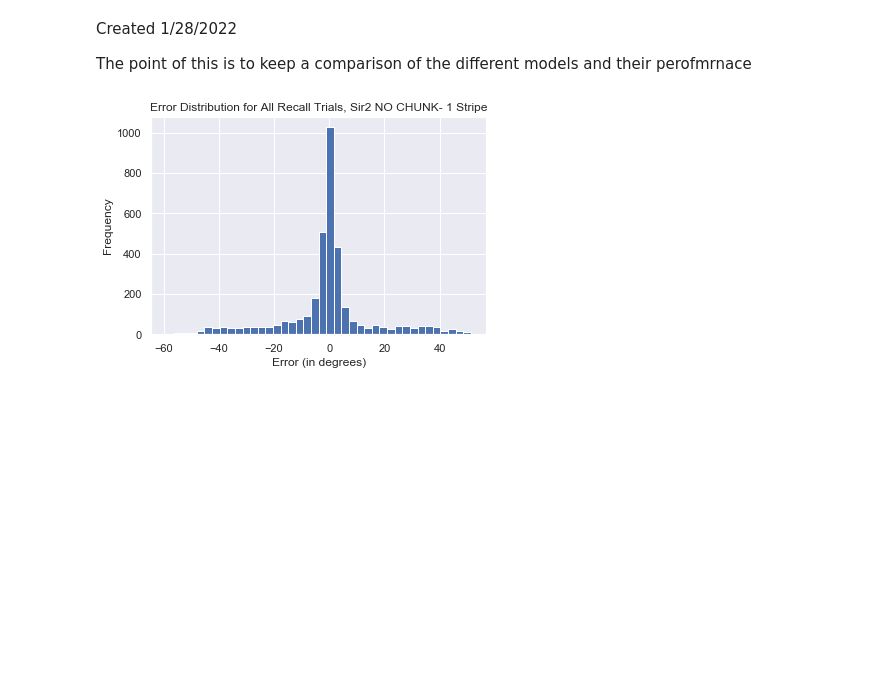
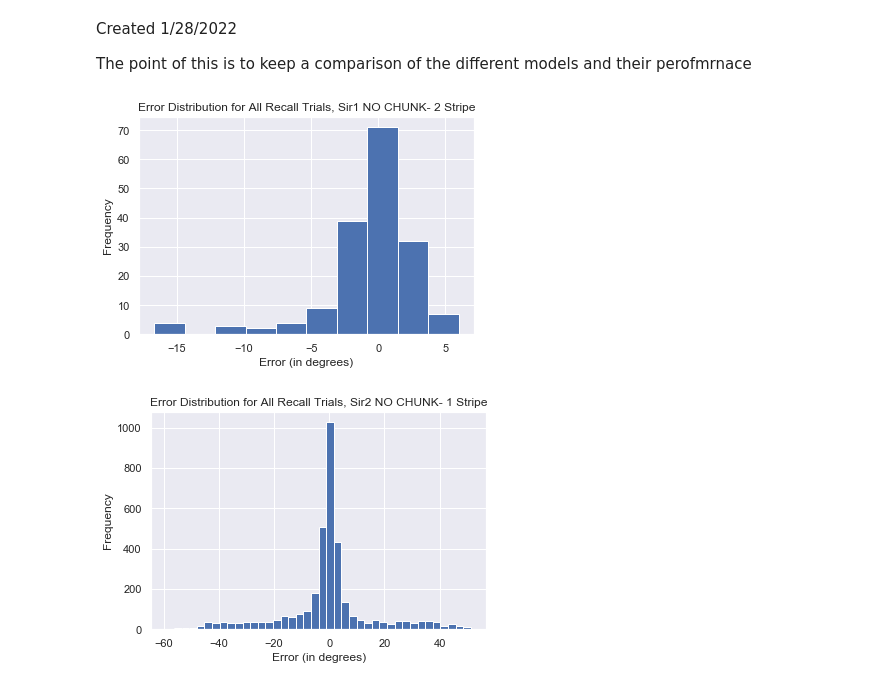
Before and after one commit to AneriSoni/workingmemory, a Jupyter notebook: analysis/ModelComparisons.ipynb, the cells around one changed output. Saved outputs shown, nothing was run; the diff lists cells and outputs as text; code cells hidden in the pictures; blank space fills up the shorter version.

```diff
--- a/analysis/ModelComparisons.ipynb
+++ b/analysis/ModelComparisons.ipynb
@@ -10,6 +10,20 @@ import seaborn as sns
 import os
 sns.set()
 from decodedoutputdefs import Precision #class with the compiled definitions
+# %%
+#sir1, no chunk; 2 stripes
+base = "C:/Users/Aneri/go/src/leabra/examples/sir_proj/sir1/"
+files = ['trial1.csv']
+full_files = [base+f for f in files]
+p = Precision()
+err = p.mult_models(full_files, sep = ',')
+plt.hist(err)
+plt.title('Error Distribution for All Recall Trials, Sir1 NO CHUNK- 2 Stripe')
+plt.xlabel('Error (in degrees)')
+plt.ylabel('Frequency')
+plt.show()
+# %% [output]
+[figure, added]
 # %%
 #sir2 no chunk model; 1 stripe; Ring; stim range 0 to 45
 base = "Z:/leabra/examples/workingmemory/sir2_new/results/Ring/StimRange0to45/1StripeMore/"
```
Also changed, not shown: 2 other files.
